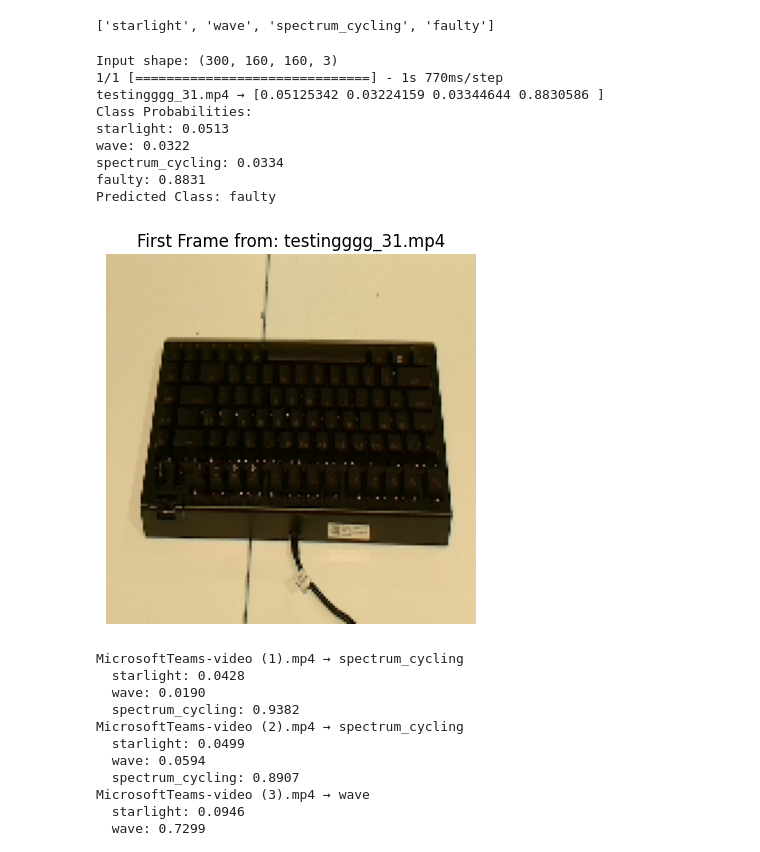
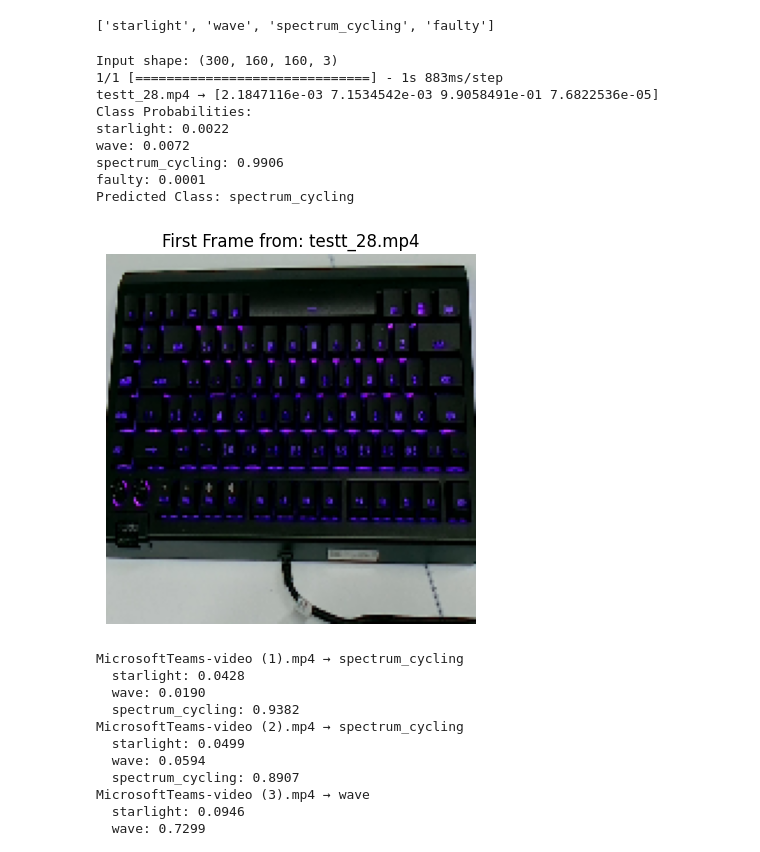
Before and after one commit to YinYuTan/cv_automation, a Jupyter notebook: jupyter_files/video_recognition/10s_pattern_wdark_faulty.ipynb, the cells around one changed output. Cells and saved outputs as stored; diff of their text form; code cells hidden in the pictures.

Commit message:
New model update
New model with faulty class included and dark environment

```diff
--- a/jupyter_files/video_recognition/10s_pattern_wdark_faulty.ipynb
+++ b/jupyter_files/video_recognition/10s_pattern_wdark_faulty.ipynb
@@ -226,7 +226,7 @@ def build_cnn_lstm5(input_shape=(300, img_size, img_size, 3), num_classes=4):
         Dense(32, activation='relu'),
         Dense(num_classes, activation='softmax', dtype='float32')
     ])
-    model.compile(optimizer='adam', loss=tf.keras.losses.CategoricalCrossentropy(label_smoothing=0.1), metrics=['accuracy'])
+    model.compile(optimizer='adam', loss=tf.keras.losses.CategoricalCrossentropy(label_smoothing=0), metrics=['accuracy'])
     return model
 # %% [markdown]
 Label
@@ -268,20 +268,13 @@ class OnTheFlyVideoGenerator(Sequence):
         #     A.HueSaturationValue(p=0.4),
         # ])
         self.frame_aug = A.Compose([
-            # Geometric/motion
-            A.HorizontalFlip(p=0.5),
-            A.Rotate(limit=10, p=0.3),
-
-            # One lighting/color tweak per frame, most of the time
+            A.HorizontalFlip(p=0.3),       # Lower chance
+            A.Rotate(limit=5, p=0.2),      # Less aggressive
             A.OneOf([
-                A.RandomBrightnessContrast(
-                brightness_limit=(-0.5, 0.5),
-                contrast_limit=(0.2, 0.8), p=1
-                ),
-                A.RandomGamma(gamma_limit=(30, 120), p=1),
-                A.CLAHE(clip_limit=4.0, tile_grid_size=(8,8), p=1),
+                A.RandomBrightnessContrast(brightness_limit=(-0.2, 0.2), contrast_limit=(0.05, 0.2), p=1),
+                A.RandomGamma(gamma_limit=(70, 120), p=1),
                 A.HueSaturationValue(p=1),
-            ], p=0.8),
+            ], p=0.4),  # Lowered overall chance
         ])
 
         for idx, class_name in enumerate(class_names):
@@ -378,7 +371,7 @@ model = build_cnn_lstm5()
 
 base_path = Path.cwd().resolve().parents[1]
 checkpoint_path = base_path / "models" / "checkpoints" / "video_trydarkfaulty_model.h5"
-final_model_path = base_path / "models" / "video_recognition" / "video_darkfaulty_model1.h5"
+final_model_path = base_path / "models" / "video_recognition" / "video_darkfaulty_model4.h5"
 metrics_path = base_path / "metrics" / "video_recognition"
 metrics_path.mkdir(parents=True, exist_ok=True)
 
@@ -390,7 +383,7 @@ checkpoint_cb = ModelCheckpoint(
 )
 early_stopping = EarlyStopping(
     monitor='val_loss',
-    patience=5,
+    patience=7,
     restore_best_weights=True
 )
 
@@ -405,7 +398,7 @@ class_weights_dict = dict(enumerate(class_weights))
 history = model.fit(
     train_gen,
     validation_data=val_gen,
-    epochs=15,
+    epochs=25,
     class_weight=class_weights_dict,
     callbacks=[checkpoint_cb, early_stopping]
 )
@@ -418,6 +411,6 @@ print(f"Best Validation Accuracy: {val_accuracy:.4f}")
 
 # === Save Final Model and Metrics ===
 best_refined_model.save(final_model_path)
-with open(metrics_path / "video_darkfaulty_model1.json", "w") as f:
+with open(metrics_path / "video_darkfaulty_model4.json", "w") as f:
     json.dump(history.history, f)
 # %% [output]
@@ -453,7 +446,7 @@ all_preds = []
 all_labels = []
 
 base_path = Path.cwd().resolve().parents[1]
-model_path = base_path / "models" / "video_recognition" / "video_darkfaulty_model1.h5"
+model_path = base_path / "models" / "video_recognition" / "video_darkfaulty_model4.h5"
 model = load_model(model_path)
 
 for i in range(len(test_gen)):
@@ -503,14 +491,14 @@ from pathlib import Path
 from tensorflow.keras.models import load_model
 
 base_path = Path.cwd().resolve().parents[1]
-model_path = base_path / "models" / "video_recognition" / "video_darkfaulty_model1.h5"
+model_path = base_path / "models" / "video_recognition" / "video_darkfaulty_model4.h5"
 model = load_model(model_path)
 
 # path = base_path / "Robot" / "pictures" / "testt_28.mp4"
 # path = base_path / "Robot" / "pictures" / "MicrosoftTeams-video (9).mp4"
 # path = base_path / "Robot" / "pictures" / "test_27.mp4"
 # path = base_path / "Robot" / "pictures" / "recording.mp4"
-path = base_path / "Robot" / "pictures" / "testingggg_31.mp4"
+path = base_path / "Robot" / "pictures" / "testt_28.mp4"
 # Robot/pictures/faulty_dark_1.mp4
 # Robot/pictures/spectrum_dark_4.mp4
 # Robot/pictures/starlight_dark_4.mp4
@@ -519,41 +507,41 @@ path = base_path / "Robot" / "pictures" / "testingggg_31.mp4"
 
 # Load and preprocess frame
 frames = test_gen.load_video_frames(path)
 print("Input shape:", frames.shape)  # Debug
 
 # Expand dims for batch
 input_tensor = np.expand_dims(frames, axis=0)  # (1, frames, img_size, img_size, 3)
 
 # Predict
 pred_probs = model.predict(input_tensor)[0]
 
 # Output
 print(f"{path.name} → {pred_probs}")
 print("Class Probabilities:")
 for i, prob in enumerate(pred_probs):
     print(f"{test_gen.class_names[i]}: {prob:.4f}")
 
 print(f"Predicted Class: {test_gen.class_names[np.argmax(pred_probs)]}")
 
 import matplotlib.pyplot as plt
 
 first_frame = frames[0]  # Shape: (img_size, img_size, 3)
 
 plt.imshow(first_frame)
 plt.title(f"First Frame from: {path.name}")
 plt.axis('off')
 plt.show()
 # %% [output]
 Input shape: (300, 160, 160, 3)
-1/1 [==============================] - 1s 770ms/step
-testingggg_31.mp4 → [0.05125342 0.03224159 0.03344644 0.8830586 ]
+1/1 [==============================] - 1s 883ms/step
+testt_28.mp4 → [2.1847116e-03 7.1534542e-03 9.9058491e-01 7.6822536e-05]
 Class Probabilities:
-starlight: 0.0513
-wave: 0.0322
-spectrum_cycling: 0.0334
-faulty: 0.8831
-Predicted Class: faulty
+starlight: 0.0022
+wave: 0.0072
+spectrum_cycling: 0.9906
+faulty: 0.0001
+Predicted Class: spectrum_cycling
-[figure, old version]
+[figure, new version]
 # %%
 import numpy as np
 from pathlib import Path
```
Also changed, not shown: parts of 3 cells of this notebook, 4 other files.
